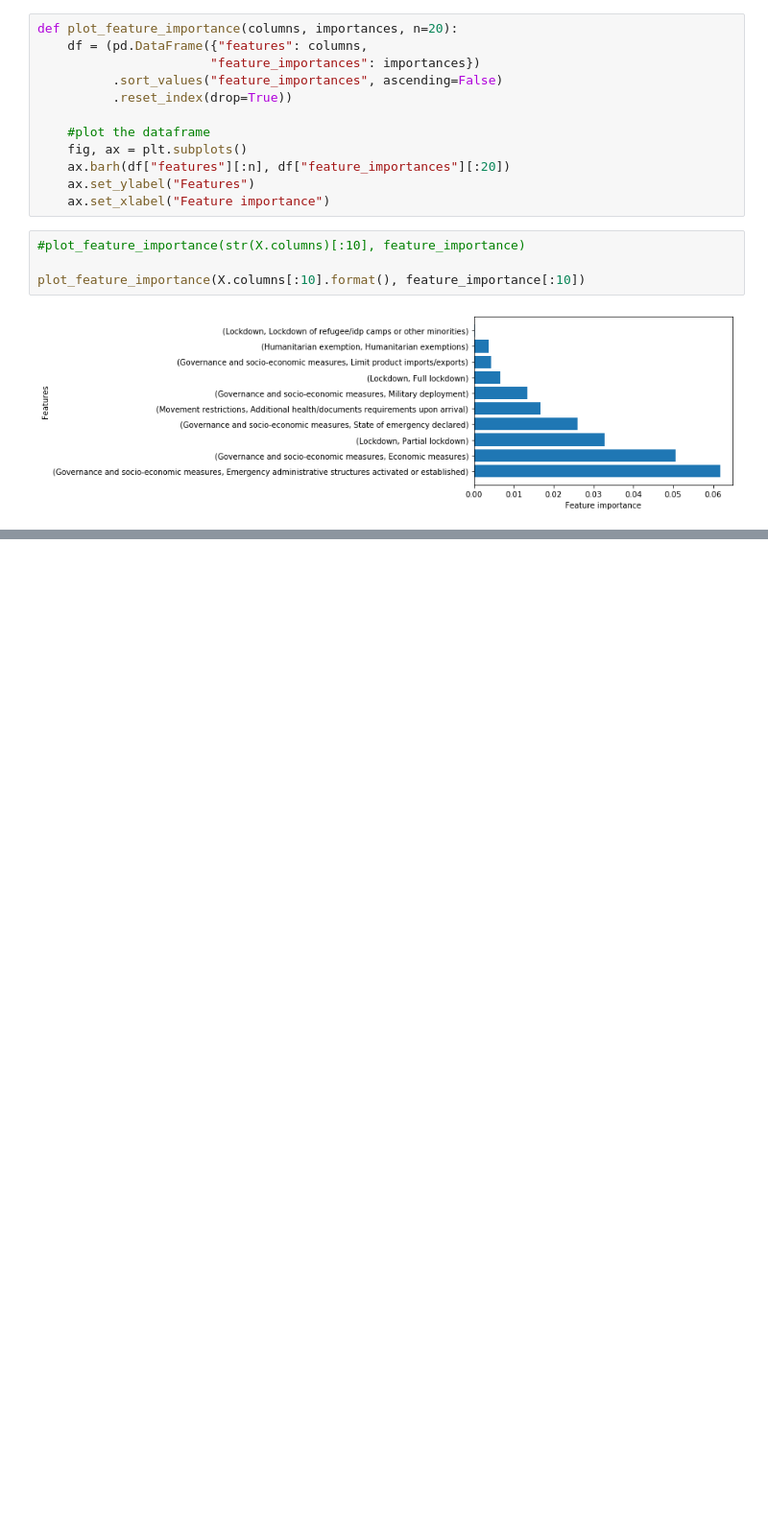
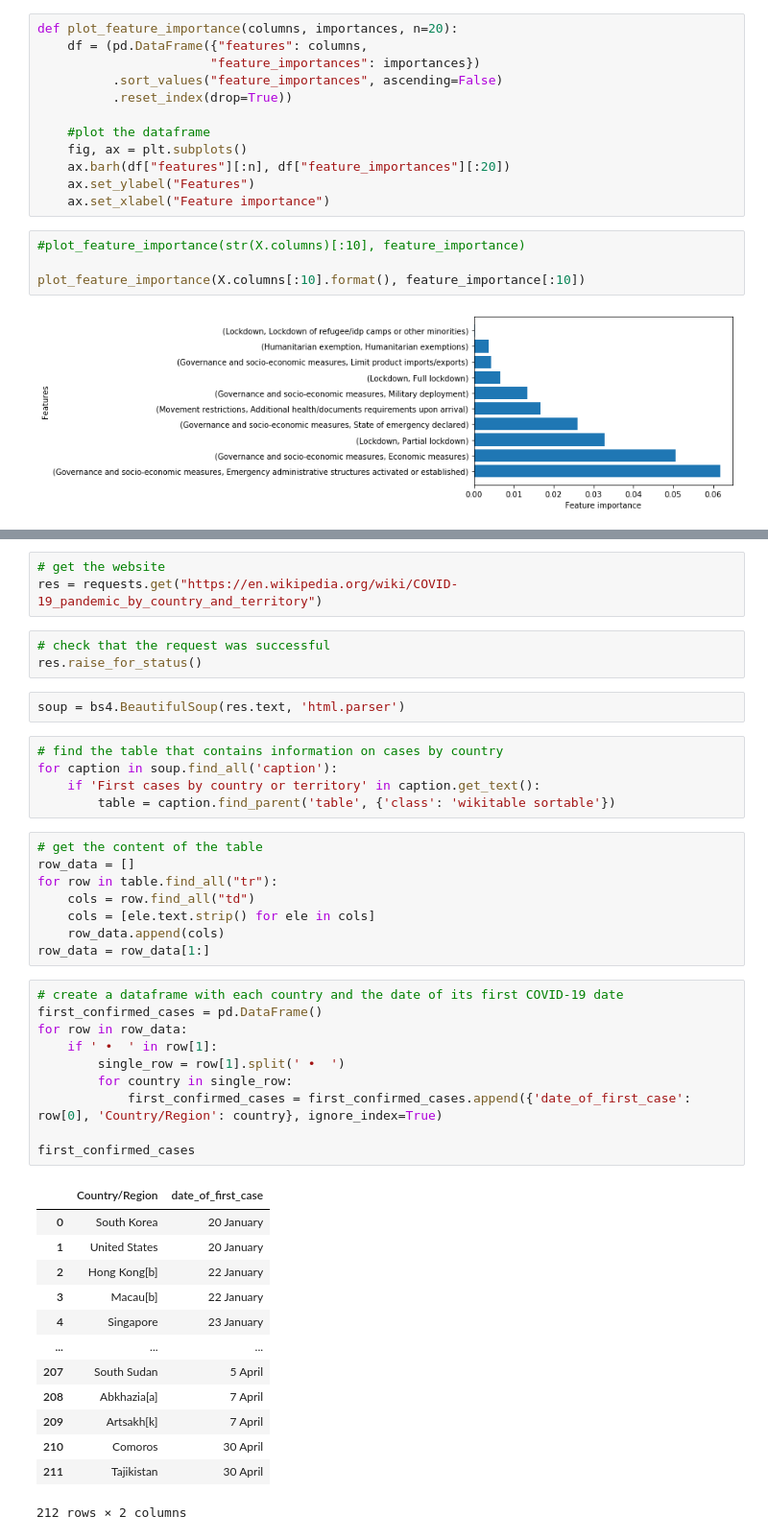
Before and after one commit to TrellixVulnTeam/covid-19_number_of_cases_prediction_L6LL, a Jupyter notebook: Predicting COVID-19 cases.ipynb, the cells around one changed output, grey strips where cells are left out. Shown: that part at 96% size. Cells and saved outputs as stored; diff of their text form; blank space fills up the shorter version.

Commit message:
added df with date of first confirmed COVID-19 case per country

```diff
--- a/Predicting COVID-19 cases.ipynb
+++ b/Predicting COVID-19 cases.ipynb
@@ -597,0 +590,45 @@ plot_feature_importance(X.columns[:10].format(), feature_importance[:10])
+# %%
+# get the website
+res = requests.get("https://en.wikipedia.org/wiki/COVID-19_pandemic_by_country_and_territory")
+# %%
+# check that the request was successful
+res.raise_for_status()
+# %%
+soup = bs4.BeautifulSoup(res.text, 'html.parser')
+# %%
+# find the table that contains information on cases by country
+for caption in soup.find_all('caption'):
+    if 'First cases by country or territory' in caption.get_text():
+        table = caption.find_parent('table', {'class': 'wikitable sortable'})
+# %%
+# get the content of the table
+row_data = []
+for row in table.find_all("tr"):
+    cols = row.find_all("td")
+    cols = [ele.text.strip() for ele in cols]
+    row_data.append(cols)
+row_data = row_data[1:]
+# %%
+# create a dataframe with each country and the date of its first COVID-19 date
+first_confirmed_cases = pd.DataFrame()
+for row in row_data:
+    if ' •  ' in row[1]:
+        single_row = row[1].split(' •  ')
+        for country in single_row:
+            first_confirmed_cases = first_confirmed_cases.append({'date_of_first_case': row[0], 'Country/Region': country}, ignore_index=True)
+
+first_confirmed_cases
+# %% [output]
+|  | Country/Region | date_of_first_case |
+| 0 | South Korea | 20 January |
+| 1 | United States | 20 January |
+| 2 | Hong Kong[b] | 22 January |
+| 3 | Macau[b] | 22 January |
+| 4 | Singapore | 23 January |
+| ... | ... | ... |
+| 207 | South Sudan | 5 April |
+| 208 | Abkhazia[a] | 7 April |
+| 209 | Artsakh[k] | 7 April |
+| 210 | Comoros | 30 April |
+| 211 | Tajikistan | 30 April |
+212 rows × 2 columns
```
Also changed, not shown: parts of 5 cells of this notebook.
